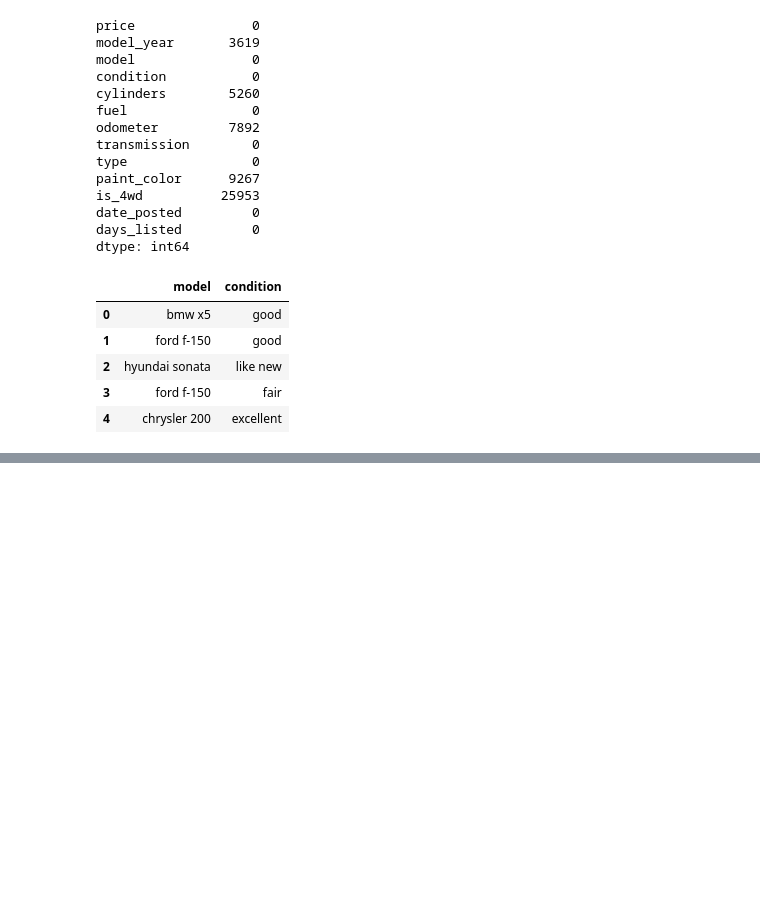
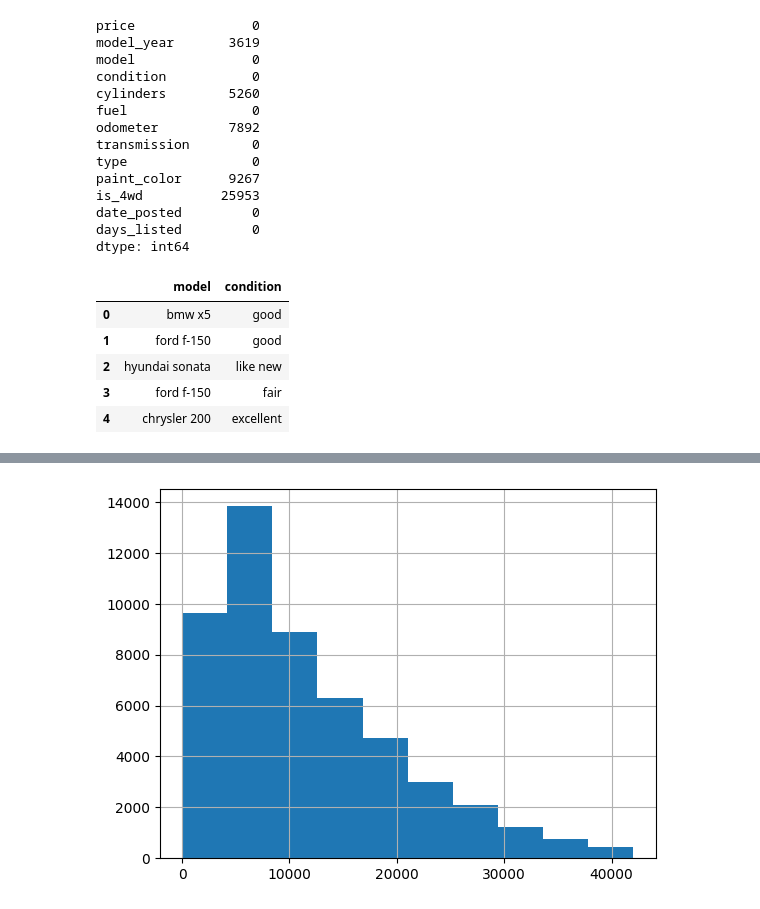
Before and after one commit to AdrianaSoares/projeto5vehicles, a Jupyter notebook: notebook/eda.ipynb, the cells around one changed output, grey strips where cells are left out. Saved outputs shown, nothing was run; the diff lists cells and outputs as text; code cells hidden in the pictures; blank space fills up the shorter version.

```diff
--- a/notebook/eda.ipynb
+++ b/notebook/eda.ipynb
@@ -81,3 +111,9 @@ df_fuel_gas = df[(df['fuel'] == 'gas') & (df['condition'] == 'good')]
+# %%
+media = df['price'].mean() # calculo da média
+dp = df['price'].std() # desvio padrão
+ls = media + 3*dp # limite superior (como não é uma curva normal fez a multiplicação por 2)
+li = media - 3*dp # limite inferior
+df = df[(df['price'] > li) & (df['price'] < ls)]
 # %%
-df_fuel_gas.head()
+df['price'].hist();
 # %% [output]
@@ -89,0 +120 @@ df_fuel_gas.head()
+[figure, added]
```
Also changed, not shown: parts of 11 cells of this notebook.
